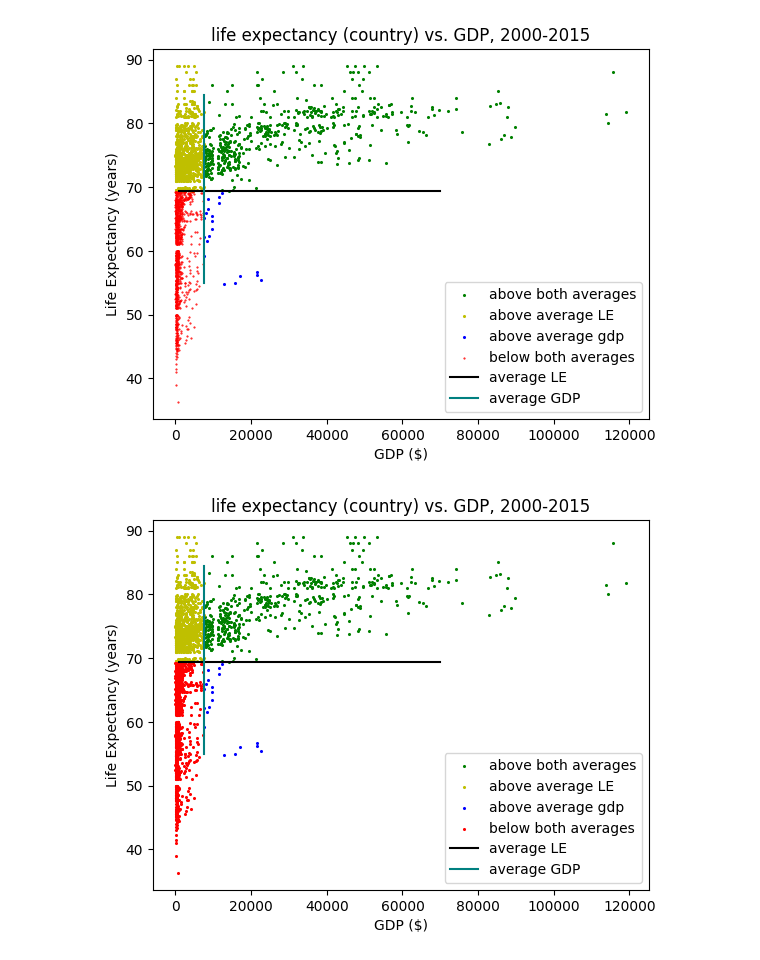
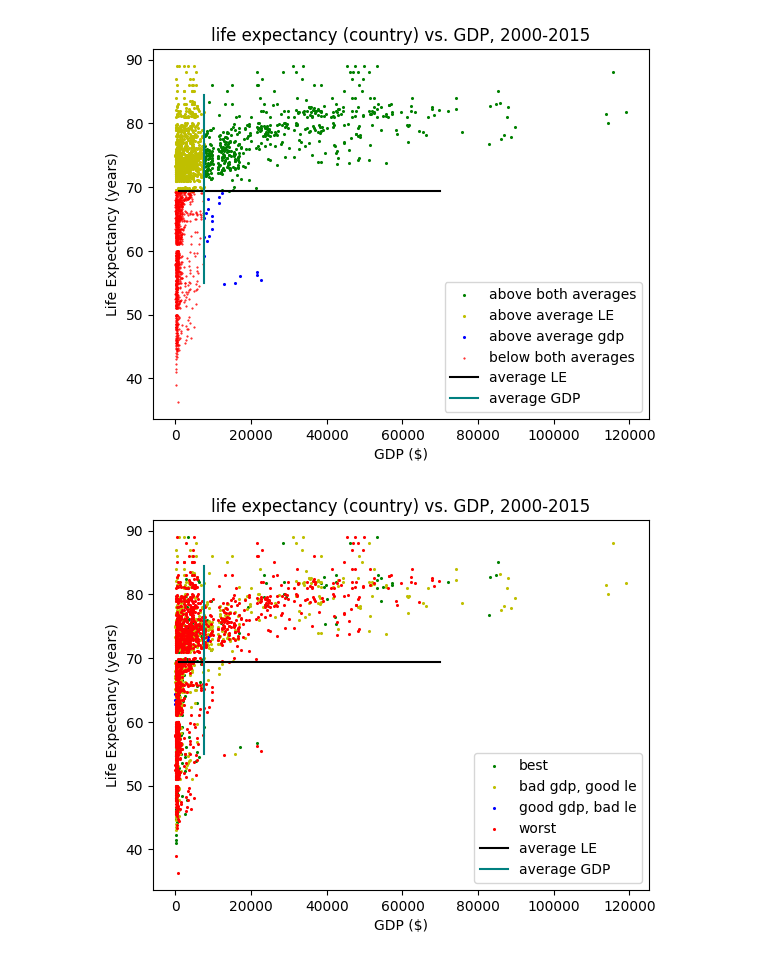
Before and after one commit to DolevArtzi/algsforbigdata, a Jupyter notebook: regression_testing.ipynb, the cells around one changed output. Cells and saved outputs as stored; diff of their text form; code cells hidden in the pictures.

```diff
--- a/regression_testing.ipynb
+++ b/regression_testing.ipynb
@@ -85,37 +72,63 @@ def _extract(idxs,arr):
        for i in idxs:
               out.append(arr[i])
        return out
 
 def extract(idxs,*arrs):
        out = []
        for _,a in enumerate(*arrs):
               out.append(_extract(idxs,a))
        return tuple(out)
 
-p.plotGeneric(data=extract(cat4,[gdps,les]),label='above both averages',
+def _extract_category(predictions,cat_num):
+       return [i for i,x in enumerate(predictions) if x == cat_num]
+
+def extract_categories(predictions):
+       out = []
+       for cat_num in range(1,5):
+              out.append(_extract_category(predictions,cat_num))
+       for i in range(len(out)):
+              out[i] = extract(out[i],[gdps,les])
+       return out
+
+from sklearn.neighbors import KNeighborsClassifier
+import numpy as np
+n = KNeighborsClassifier(n_neighbors=3)
+categories = [1,2,3,4]
+y = []
+cats = [cat1,cat2,cat3,cat4]
+for i,cat in enumerate(cats):
+    for c in cat:
+        y.append(i+1)
+y = np.array(y)
+X = np.array(list(zip(gdps,les)))
+classifier = n.fit(X,y)
+predictions = classifier.predict(X)
+cats = extract_categories(predictions)
+colors = ['g','y','b','r']
+p.plotGeneric(data=cats[3],label='best',
                     scatterArgs={'s':1.5,'color':'g'},
                     wait=True)
 p._legend()
-p.plotGeneric(data=extract(cat2,[gdps,les]),label='above average LE',
+p.plotGeneric(data=cats[1],label='bad gdp, good le',
                     scatterArgs={'s':1.5,'color':'y'},
                     wait=True)
 p._legend()
-p.plotGeneric(data=extract(cat3,[gdps,les]),label='above average gdp',
+p.plotGeneric(data=cats[2],label='good gdp, bad le',
                     scatterArgs={'s':1.5,'color':'b'},
                     wait=True)
 p._legend()
-p.plotGeneric(data=extract(cat1,[gdps,les]),label='below both averages',
+p.plotGeneric(data=cats[0],label='worst',
                     scatterArgs={'s':1.5,'color':'r'},
                     wait=True,
                     chart={'title':'life expectancy (country) vs. GDP, 2000-2015',
                            'xlabel':'GDP ($)',
                            'ylabel':'Life Expectancy (years)'})
 plt.plot([1000,70000],[avg_le,avg_le],label='average LE',color='black')
 plt.plot([avg_gdp,avg_gdp],[55,84.5],label='average GDP',color='teal')
 # plt.plot([])
 plt.legend()
 p._showPlt()
 # %% [output]
-[figure, old version]
+[figure, new version]
 # %%
 !pip3 install scikit-learn
```
Also changed, not shown: parts of 6 cells of this notebook, 1 other file.
